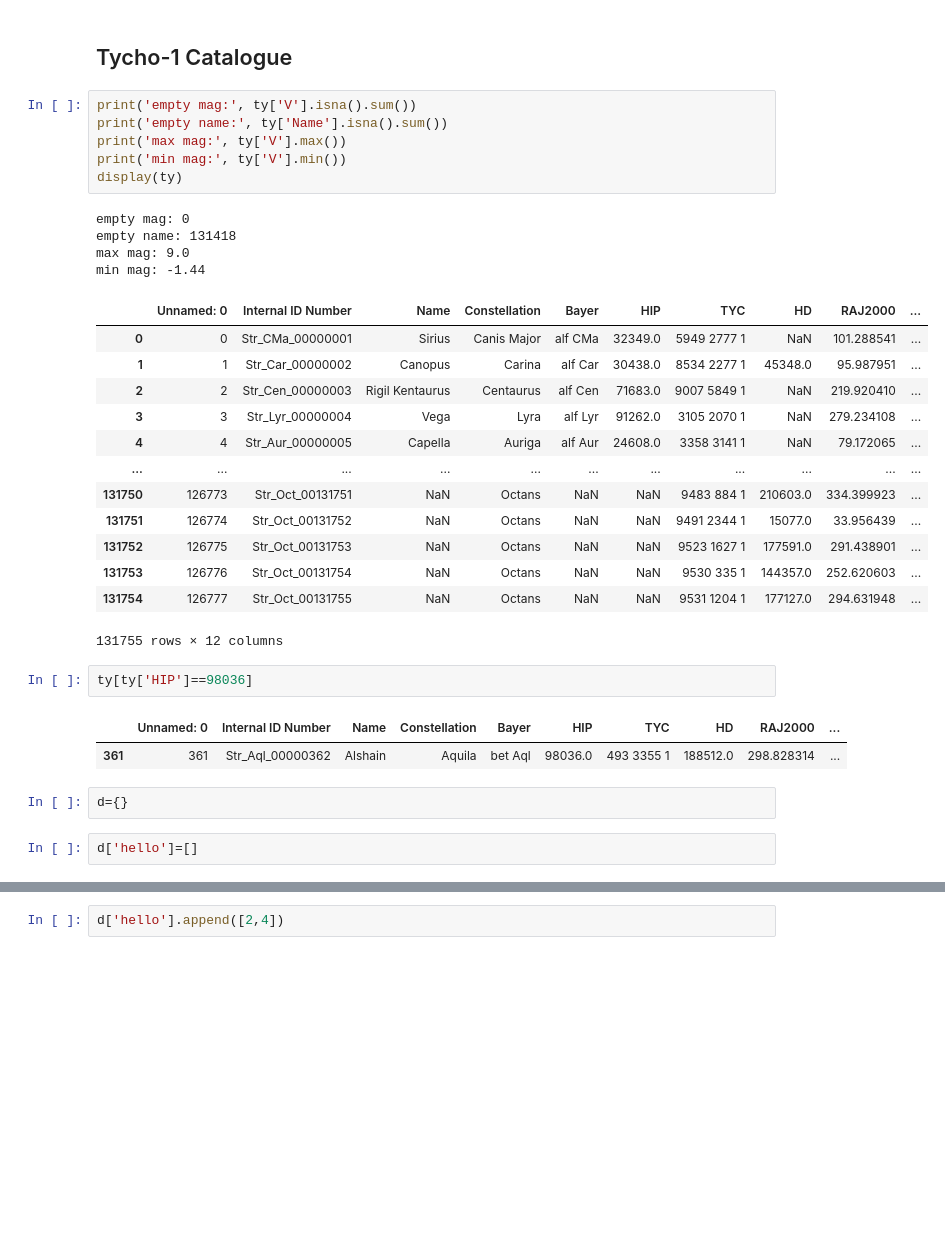
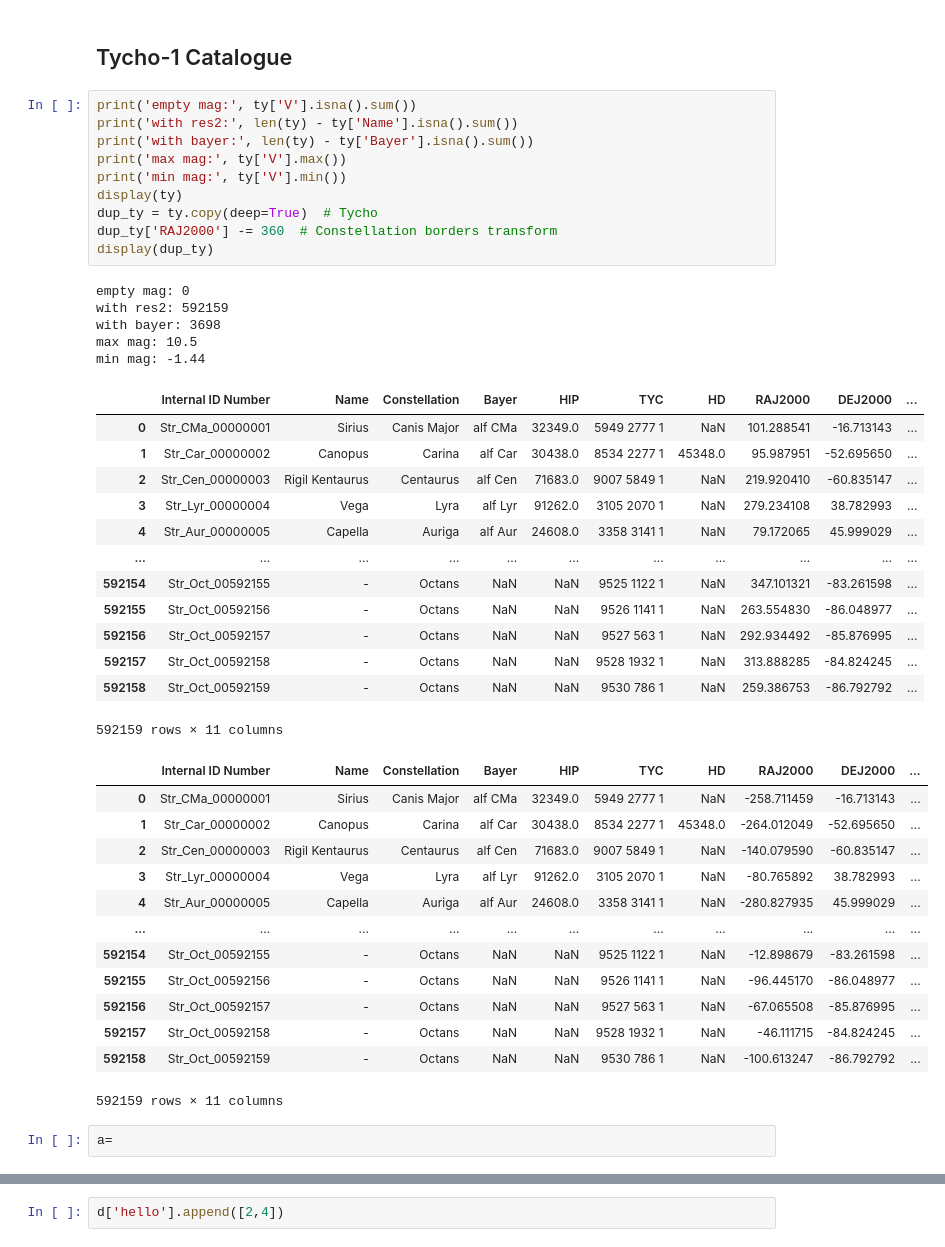
Before and after one commit to vvkrddy/Star-Hopping, a Jupyter notebook: data_stats.ipynb, the cells around one changed output, grey strips where cells are left out. Cells and saved outputs as stored; diff of their text form; blank space fills up the shorter version.

```diff
--- a/data_stats.ipynb
+++ b/data_stats.ipynb
@@ -156,34 +197,45 @@ display(cb)
 ## Tycho-1 Catalogue
 # %%
 print('empty mag:', ty['V'].isna().sum())
-print('empty name:', ty['Name'].isna().sum())
+print('with res2:', len(ty) - ty['Name'].isna().sum())
+print('with bayer:', len(ty) - ty['Bayer'].isna().sum())
 print('max mag:', ty['V'].max())
 print('min mag:', ty['V'].min())
 display(ty)
+dup_ty = ty.copy(deep=True)  # Tycho
+dup_ty['RAJ2000'] -= 360  # Constellation borders transform
+display(dup_ty)
 # %% [output]
 empty mag: 0
-empty name: 131418
-max mag: 9.0
+with res2: 592159
+with bayer: 3698
+max mag: 10.5
 min mag: -1.44
-|  | Unnamed: 0 | Internal ID Number | Name | Constellation | Bayer | HIP | TYC | HD | RAJ2000 | ... |
-| 0 | 0 | Str_CMa_00000001 | Sirius | Canis Major | alf CMa | 32349.0 | 5949 2777 1 | NaN | 101.288541 | ... |
-| 1 | 1 | Str_Car_00000002 | Canopus | Carina | alf Car | 30438.0 | 8534 2277 1 | 45348.0 | 95.987951 | ... |
-| 2 | 2 | Str_Cen_00000003 | Rigil Kentaurus | Centaurus | alf Cen | 71683.0 | 9007 5849 1 | NaN | 219.920410 | ... |
-| 3 | 3 | Str_Lyr_00000004 | Vega | Lyra | alf Lyr | 91262.0 | 3105 2070 1 | NaN | 279.234108 | ... |
-| 4 | 4 | Str_Aur_00000005 | Capella | Auriga | alf Aur | 24608.0 | 3358 3141 1 | NaN | 79.172065 | ... |
+|  | Internal ID Number | Name | Constellation | Bayer | HIP | TYC | HD | RAJ2000 | DEJ2000 | ... |
+| 0 | Str_CMa_00000001 | Sirius | Canis Major | alf CMa | 32349.0 | 5949 2777 1 | NaN | 101.288541 | -16.713143 | ... |
+| 1 | Str_Car_00000002 | Canopus | Carina | alf Car | 30438.0 | 8534 2277 1 | 45348.0 | 95.987951 | -52.695650 | ... |
+| 2 | Str_Cen_00000003 | Rigil Kentaurus | Centaurus | alf Cen | 71683.0 | 9007 5849 1 | NaN | 219.920410 | -60.835147 | ... |
+| 3 | Str_Lyr_00000004 | Vega | Lyra | alf Lyr | 91262.0 | 3105 2070 1 | NaN | 279.234108 | 38.782993 | ... |
+| 4 | Str_Aur_00000005 | Capella | Auriga | alf Aur | 24608.0 | 3358 3141 1 | NaN | 79.172065 | 45.999029 | ... |
 | ... | ... | ... | ... | ... | ... | ... | ... | ... | ... | ... |
-| 131750 | 126773 | Str_Oct_00131751 | NaN | Octans | NaN | NaN | 9483 884 1 | 210603.0 | 334.399923 | ... |
-| 131751 | 126774 | Str_Oct_00131752 | NaN | Octans | NaN | NaN | 9491 2344 1 | 15077.0 | 33.956439 | ... |
-| 131752 | 126775 | Str_Oct_00131753 | NaN | Octans | NaN | NaN | 9523 1627 1 | 177591.0 | 291.438901 | ... |
-| 131753 | 126776 | Str_Oct_00131754 | NaN | Octans | NaN | NaN | 9530 335 1 | 144357.0 | 252.620603 | ... |
-| 131754 | 126777 | Str_Oct_00131755 | NaN | Octans | NaN | NaN | 9531 1204 1 | 177127.0 | 294.631948 | ... |
+| 592154 | Str_Oct_00592155 | - | Octans | NaN | NaN | 9525 1122 1 | NaN | 347.101321 | -83.261598 | ... |
+| 592155 | Str_Oct_00592156 | - | Octans | NaN | NaN | 9526 1141 1 | NaN | 263.554830 | -86.048977 | ... |
+| 592156 | Str_Oct_00592157 | - | Octans | NaN | NaN | 9527 563 1 | NaN | 292.934492 | -85.876995 | ... |
+| 592157 | Str_Oct_00592158 | - | Octans | NaN | NaN | 9528 1932 1 | NaN | 313.888285 | -84.824245 | ... |
+| 592158 | Str_Oct_00592159 | - | Octans | NaN | NaN | 9530 786 1 | NaN | 259.386753 | -86.792792 | ... |
-131755 rows × 12 columns
+592159 rows × 11 columns
+|  | Internal ID Number | Name | Constellation | Bayer | HIP | TYC | HD | RAJ2000 | DEJ2000 | ... |
+| 0 | Str_CMa_00000001 | Sirius | Canis Major | alf CMa | 32349.0 | 5949 2777 1 | NaN | -258.711459 | -16.713143 | ... |
+| 1 | Str_Car_00000002 | Canopus | Carina | alf Car | 30438.0 | 8534 2277 1 | 45348.0 | -264.012049 | -52.695650 | ... |
+| 2 | Str_Cen_00000003 | Rigil Kentaurus | Centaurus | alf Cen | 71683.0 | 9007 5849 1 | NaN | -140.079590 | -60.835147 | ... |
+| 3 | Str_Lyr_00000004 | Vega | Lyra | alf Lyr | 91262.0 | 3105 2070 1 | NaN | -80.765892 | 38.782993 | ... |
+| 4 | Str_Aur_00000005 | Capella | Auriga | alf Aur | 24608.0 | 3358 3141 1 | NaN | -280.827935 | 45.999029 | ... |
+| ... | ... | ... | ... | ... | ... | ... | ... | ... | ... | ... |
+| 592154 | Str_Oct_00592155 | - | Octans | NaN | NaN | 9525 1122 1 | NaN | -12.898679 | -83.261598 | ... |
+| 592155 | Str_Oct_00592156 | - | Octans | NaN | NaN | 9526 1141 1 | NaN | -96.445170 | -86.048977 | ... |
+| 592156 | Str_Oct_00592157 | - | Octans | NaN | NaN | 9527 563 1 | NaN | -67.065508 | -85.876995 | ... |
+| 592157 | Str_Oct_00592158 | - | Octans | NaN | NaN | 9528 1932 1 | NaN | -46.111715 | -84.824245 | ... |
+| 592158 | Str_Oct_00592159 | - | Octans | NaN | NaN | 9530 786 1 | NaN | -100.613247 | -86.792792 | ... |
+592159 rows × 11 columns
-# %%
-ty[ty['HIP']==98036]
-# %% [output]
-|  | Unnamed: 0 | Internal ID Number | Name | Constellation | Bayer | HIP | TYC | HD | RAJ2000 | ... |
-| 361 | 361 | Str_Aql_00000362 | Alshain | Aquila | bet Aql | 98036.0 | 493 3355 1 | 188512.0 | 298.828314 | ... |
-# %%
-d={}
-# %%
-d['hello']=[]
+# %%
+a=
```
Also changed, not shown: parts of 41 cells of this notebook, 4 other files.
